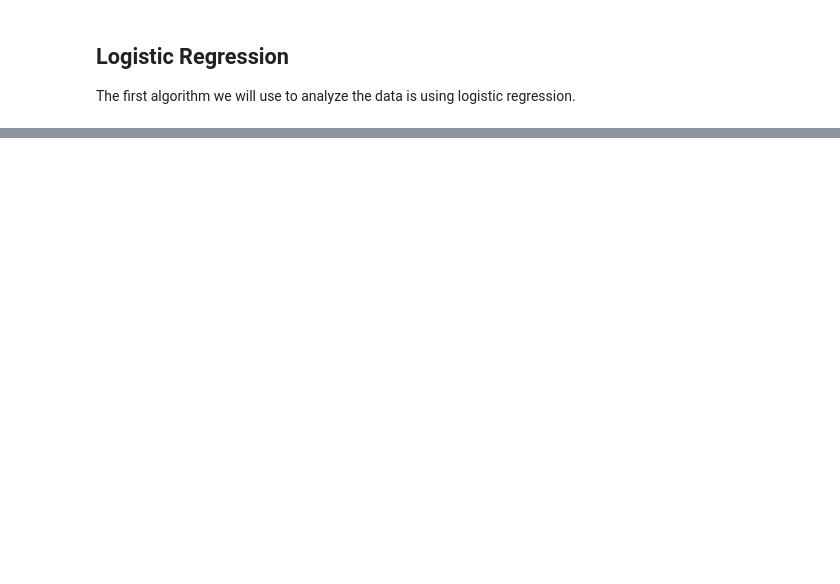
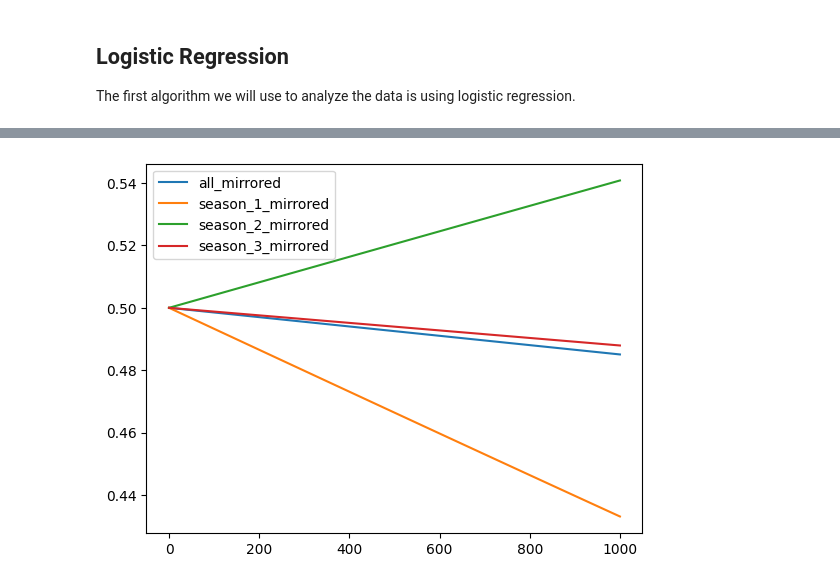
Before and after one commit to L1ghtBeam/cs5-final-project, a Jupyter notebook: ml-analysis.ipynb, the cells around one changed output, grey strips where cells are left out. Drawn from its saved outputs; the diff is of its cells as text; code cells hidden in the pictures; blank space fills up the shorter version.

```diff
--- a/ml-analysis.ipynb
+++ b/ml-analysis.ipynb
@@ -79,6 +95,8 @@ score: 0.7194719471947195
 # %%
-X1, y1 = get_batch('season_1')
-clf1 = LogisticRegression().fit(X, y)
+batches = ['season_1', 'season_2', 'season_3']
 
-print('score:', clf.score(X1, y1))
+for batch in batches:
+    X1, y1 = get_batch('season_1')
+    clf1 = LogisticRegression(solver='liblinear', max_iter=1000).fit(X1, y1)
+    print(f'confidence score for {batch}: {clf1.score(X1, y1):.2%}')
 # %% [output]
@@ -97,0 +166,18 @@ print(clf.predict_proba([[1500,1500,1500,1500,1500,1500,1500,1500],
+# %%
+# x is a numpy array of all the x values on the graph
+# feature_func converts x values to an array of features
+# batches are the list of batch names to be graphed
+def gen_graphs(x, feature_func, batches):
+    fig, ax = plt.subplots()
+    for batch in batches:
+        X, y = get_batch(batch)
+        clf = LogisticRegression(solver='liblinear', max_iter=1000, penalty='l2').fit(X, y)
+        plot_y = clf.predict_proba([feature_func(v) for v in x])[:, 0]
+        ax.plot(x, plot_y, label=batch)
+    ax.legend()
+    plt.show()
+
+gen_graphs(np.linspace(0, 1000, 100), even_spread, ['all_mirrored', 'season_1_mirrored',
+                                                    'season_2_mirrored', 'season_3_mirrored'])
+# %% [output]
+[figure, added]
```
Also changed, not shown: parts of 22 cells of this notebook, 1 other file.
